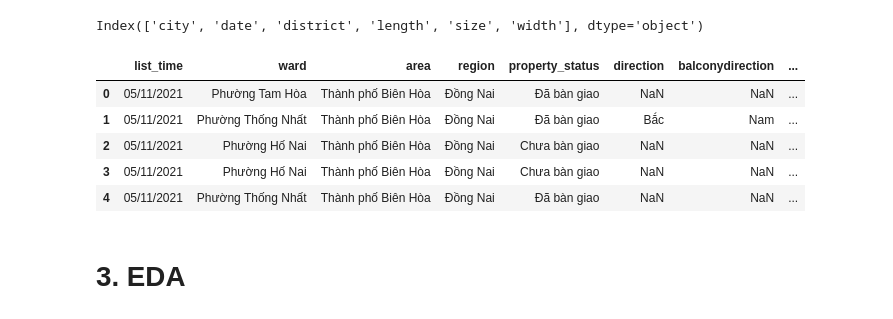
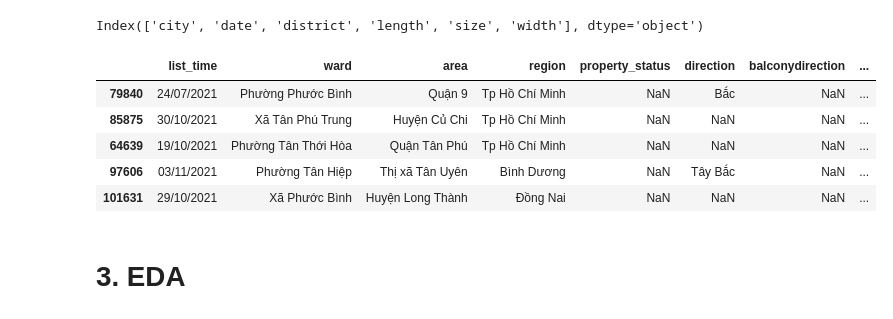
Before and after one commit to DaiVo20/-Real-Estate-Data-Analysis, a Jupyter notebook: EDA.ipynb, the cells around one changed output. Cells and saved outputs as stored; diff of their text form; code cells hidden in the pictures.

```diff
--- a/EDA.ipynb
+++ b/EDA.ipynb
@@ -54,6 +55,8 @@ agreement_df.head()
 # %%
 alonhadat_df['price (million)'] = alonhadat_df['price (million)'].apply(
     lambda x: np.nan if x == 'Thỏa thuận' else float(x))
+
+alonhadat_df_ = alonhadat_df.dropna(axis=0, subset=['price (million)'])
 # %% [markdown]
 # 2. Merge Data
 # %%
@@ -77,20 +80,20 @@ alonhadat_df.columns.difference(chotot_df.columns)
 # %% [output]
 Index(['city', 'date', 'district', 'length', 'size', 'width'], dtype='object')
 # %%
-alonhadat_df.rename(columns={"city": "region", "date": "list_time", "size": "size (m2)",
-                    'district': "area", 'length': "length (m)", 'width': "width (m)"}, inplace=True)
+alonhadat_df_.rename(columns={"city": "region", "date": "list_time", "size": "size (m2)",
+                              'district': "area", 'length': "length (m)", 'width': "width (m)"}, inplace=True)
 # %%
 # merge 2 data lai thanh BDS_df
-BDS_df = pd.concat([chotot_df, alonhadat_df], ignore_index=True)
+BDS_df = pd.concat([chotot_df, alonhadat_df_], ignore_index=True)
 # %%
-BDS_df.head(5)
+BDS_df.sample(5)
 # %% [output]
 |  | list_time | ward | area | region | property_status | direction | balconydirection | ... |
-| 0 | 05/11/2021 | Phường Tam Hòa | Thành phố Biên Hòa | Đồng Nai | Đã bàn giao | NaN | NaN | ... |
-| 1 | 05/11/2021 | Phường Thống Nhất | Thành phố Biên Hòa | Đồng Nai | Đã bàn giao | Bắc | Nam | ... |
-| 2 | 05/11/2021 | Phường Hố Nai | Thành phố Biên Hòa | Đồng Nai | Chưa bàn giao | NaN | NaN | ... |
-| 3 | 05/11/2021 | Phường Hố Nai | Thành phố Biên Hòa | Đồng Nai | Chưa bàn giao | NaN | NaN | ... |
-| 4 | 05/11/2021 | Phường Thống Nhất | Thành phố Biên Hòa | Đồng Nai | Đã bàn giao | NaN | NaN | ... |
+| 79840 | 24/07/2021 | Phường Phước Bình | Quận 9 | Tp Hồ Chí Minh | NaN | Bắc | NaN | ... |
+| 85875 | 30/10/2021 | Xã Tân Phú Trung | Huyện Củ Chi | Tp Hồ Chí Minh | NaN | NaN | NaN | ... |
+| 64639 | 19/10/2021 | Phường Tân Thới Hòa | Quận Tân Phú | Tp Hồ Chí Minh | NaN | NaN | NaN | ... |
+| 97606 | 03/11/2021 | Phường Tân Hiệp | Thị xã Tân Uyên | Bình Dương | NaN | Tây Bắc | NaN | ... |
+| 101631 | 29/10/2021 | Xã Phước Bình | Huyện Long Thành | Đồng Nai | NaN | NaN | NaN | ... |
 # %% [markdown]
 # 3. EDA
 # %% [markdown]
```
Also changed, not shown: parts of 96 cells of this notebook, 5 other files.
